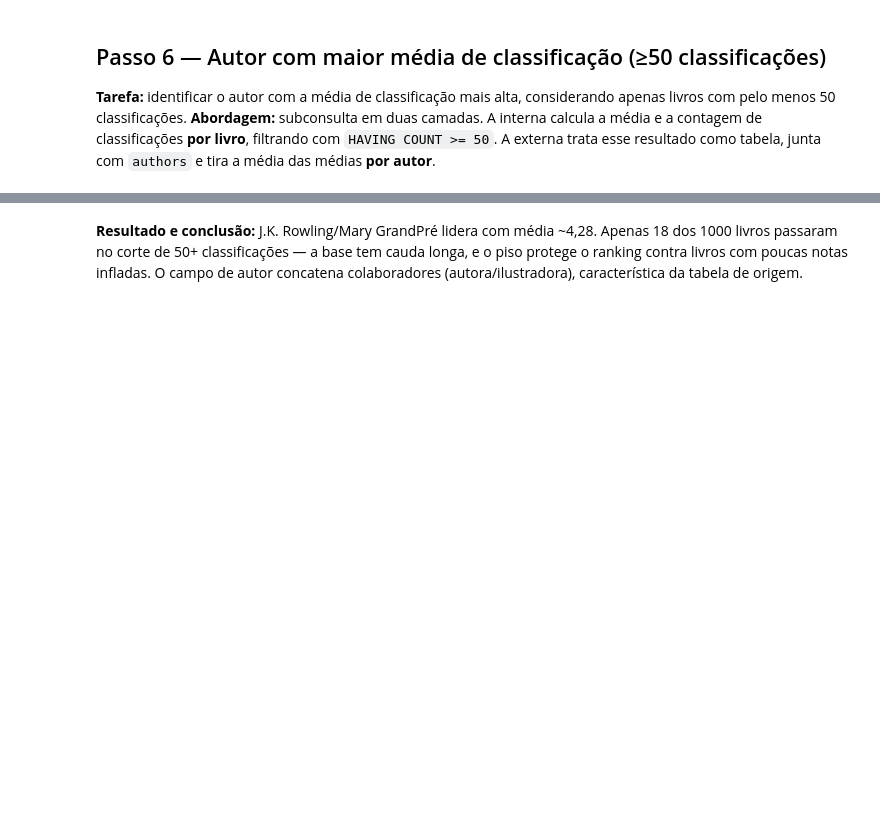
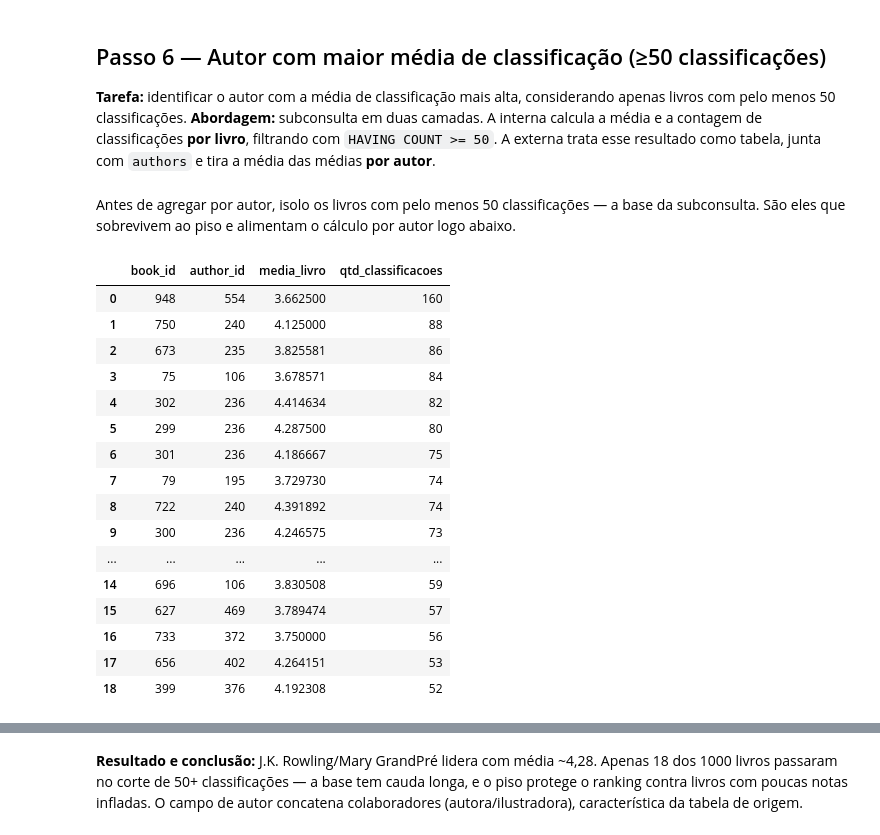
Before and after one commit to msitta/book-catalog, a Jupyter notebook: book_catalog.ipynb, the cells around one changed output, grey strips where cells are left out. Saved outputs shown, nothing was run; the diff lists cells and outputs as text; code cells hidden in the pictures; blank space fills up the shorter version.

```diff
--- a/book_catalog.ipynb
+++ b/book_catalog.ipynb
@@ -170,6 +171,41 @@ run_query(query)
 
 **Tarefa:** identificar o autor com a média de classificação mais alta, considerando apenas livros com pelo menos 50 classificações.
 **Abordagem:** subconsulta em duas camadas. A interna calcula a média e a contagem de classificações **por livro**, filtrando com `HAVING COUNT >= 50`. A externa trata esse resultado como tabela, junta com `authors` e tira a média das médias **por autor**.
+# %% [markdown]
+Antes de agregar por autor, isolo os livros com pelo menos 50 classificações — a base da subconsulta. São eles que sobrevivem ao piso e alimentam o cálculo por autor logo abaixo.
+# %%
+# Livros que passaram no corte de 50+ classificações (base da subconsulta abaixo)
+query = '''
+    SELECT
+        b.book_id,
+        b.author_id,
+        AVG(rat.rating) AS media_livro,
+        COUNT(rat.rating_id) AS qtd_classificacoes
+    FROM books AS b
+    JOIN ratings AS rat ON b.book_id = rat.book_id
+    GROUP BY b.book_id, b.author_id
+    HAVING COUNT(rat.rating_id) >= 50
+    ORDER BY qtd_classificacoes DESC
+'''
+run_query(query)
+# %% [output]
+|  | book_id | author_id | media_livro | qtd_classificacoes |
+| 0 | 948 | 554 | 3.662500 | 160 |
+| 1 | 750 | 240 | 4.125000 | 88 |
+| 2 | 673 | 235 | 3.825581 | 86 |
+| 3 | 75 | 106 | 3.678571 | 84 |
+| 4 | 302 | 236 | 4.414634 | 82 |
+| 5 | 299 | 236 | 4.287500 | 80 |
+| 6 | 301 | 236 | 4.186667 | 75 |
+| 7 | 79 | 195 | 3.729730 | 74 |
+| 8 | 722 | 240 | 4.391892 | 74 |
+| 9 | 300 | 236 | 4.246575 | 73 |
+| ... | ... | ... | ... | ... |
+| 14 | 696 | 106 | 3.830508 | 59 |
+| 15 | 627 | 469 | 3.789474 | 57 |
+| 16 | 733 | 372 | 3.750000 | 56 |
+| 17 | 656 | 402 | 4.264151 | 53 |
+| 18 | 399 | 376 | 4.192308 | 52 |
 # %%
 query = '''
     SELECT
```
Also changed, not shown: parts of 10 cells of this notebook.
